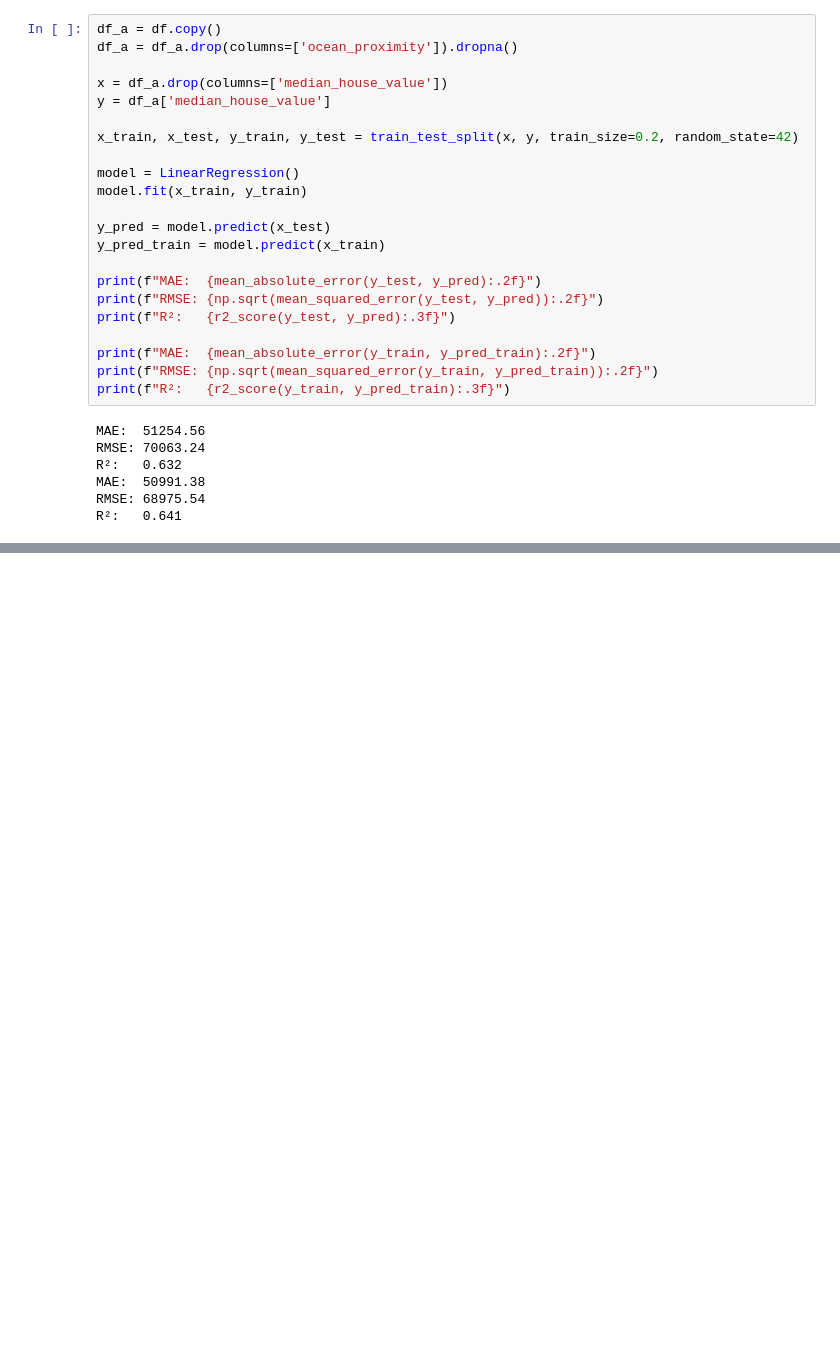
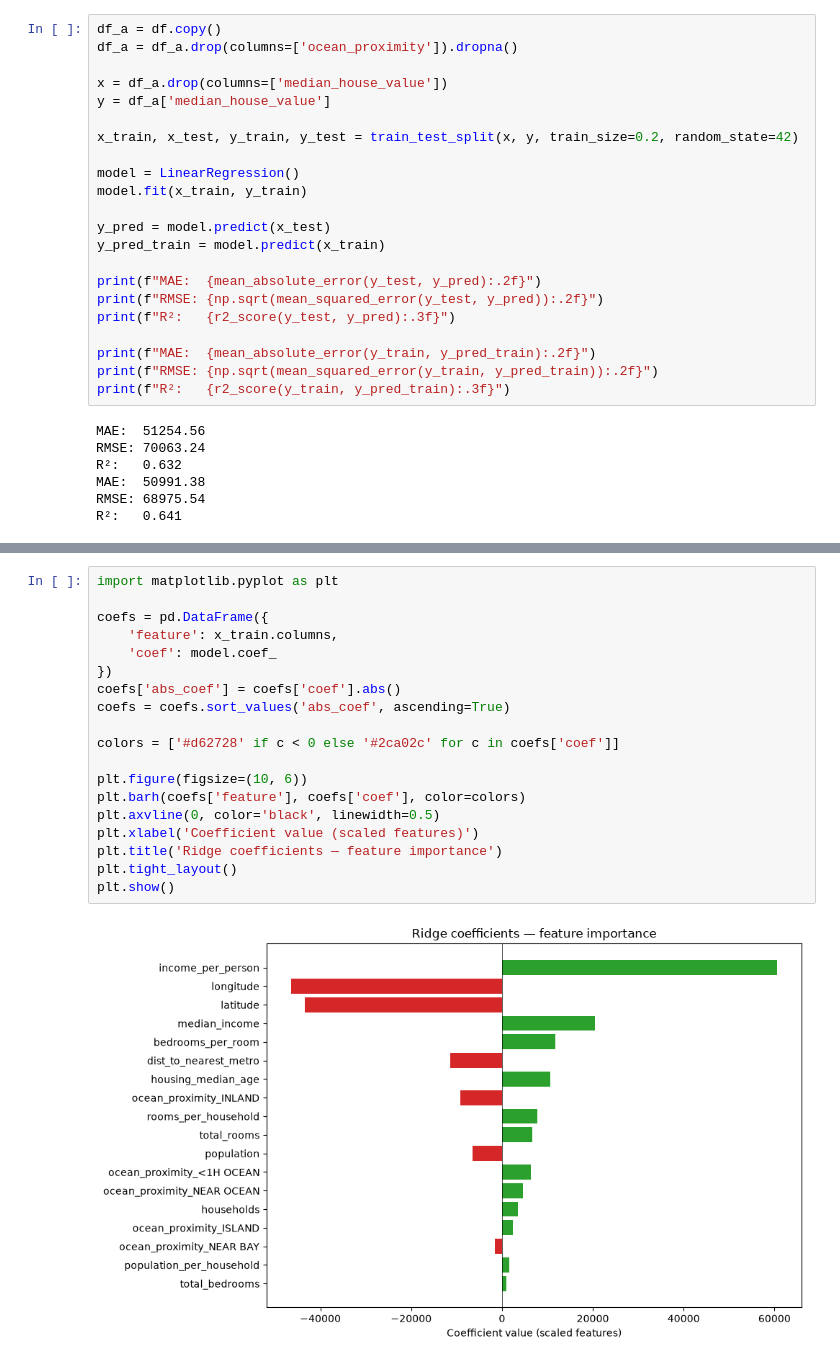
Before and after one commit to kovexison/Practica-AI, a Jupyter notebook: 01-ML-Regression/liniar_regresion/house.ipynb, the cells around one changed output, grey strips where cells are left out. Drawn from its saved outputs; the diff is of its cells as text; blank space fills up the shorter version.

```diff
--- a/01-ML-Regression/liniar_regresion/house.ipynb
+++ b/01-ML-Regression/liniar_regresion/house.ipynb
@@ -86,0 +324,21 @@ R²:   0.614
+# %%
+import matplotlib.pyplot as plt
+
+coefs = pd.DataFrame({
+    'feature': x_train.columns,
+    'coef': model.coef_
+})
+coefs['abs_coef'] = coefs['coef'].abs()
+coefs = coefs.sort_values('abs_coef', ascending=True)
+
+colors = ['#d62728' if c < 0 else '#2ca02c' for c in coefs['coef']]
+
+plt.figure(figsize=(10, 6))
+plt.barh(coefs['feature'], coefs['coef'], color=colors)
+plt.axvline(0, color='black', linewidth=0.5)
+plt.xlabel('Coefficient value (scaled features)')
+plt.title('Ridge coefficients — feature importance')
+plt.tight_layout()
+plt.show()
+# %% [output]
+[figure, added]
```
Also changed, not shown: parts of 7 cells of this notebook, 1 other file.
